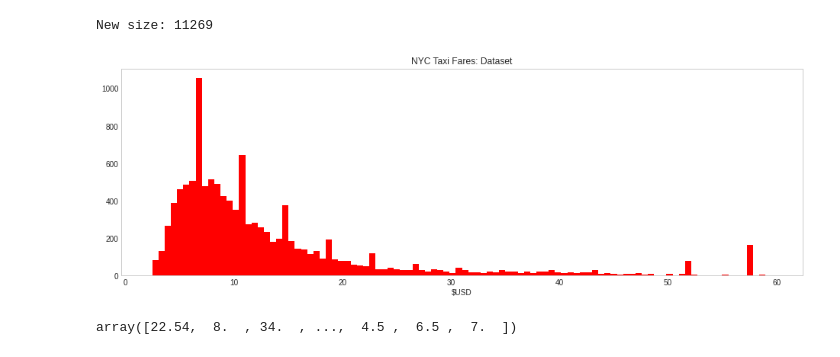
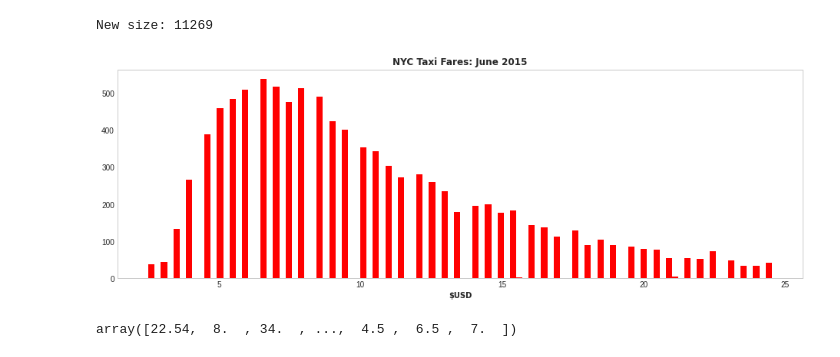
Before and after one commit to CPJClare/Exact-Jacobians-STPs, a Jupyter notebook: NYC__TaxiFare__XGBoost__STP__dCBM.ipynb, the cells around one changed output. Cells and saved outputs as stored; diff of their text form; code cells hidden in the pictures.

```diff
--- a/NYC__TaxiFare__XGBoost__STP__dCBM.ipynb
+++ b/NYC__TaxiFare__XGBoost__STP__dCBM.ipynb
@@ -174,12 +174,12 @@ New size: 11269
 # %%
 # Histogram fare plot:
 
-df_train[df_train.fare_amount<60].fare_amount.hist(bins=100, figsize=(16,5), color = "red")
-plt.xlabel('$USD')
-plt.title('NYC Taxi Fares: Dataset');
+df_train[df_train.fare_amount<25].fare_amount.hist(bins=100, figsize=(16,5), color = "red")
+plt.xlabel('$USD', weight = 'bold', family = 'Arial')
+plt.title('NYC Taxi Fares: June 2015', weight = 'bold', family = 'Arial')
 plt.grid(b=None)
 # %% [output]
-[figure, old version]
+[figure, new version]
 # %%
 y = df_train.fare_amount.values + 1e-10
 y ### for supervised learning: output vector y
```
Also changed, not shown: parts of 32 cells of this notebook, 2 other files.
